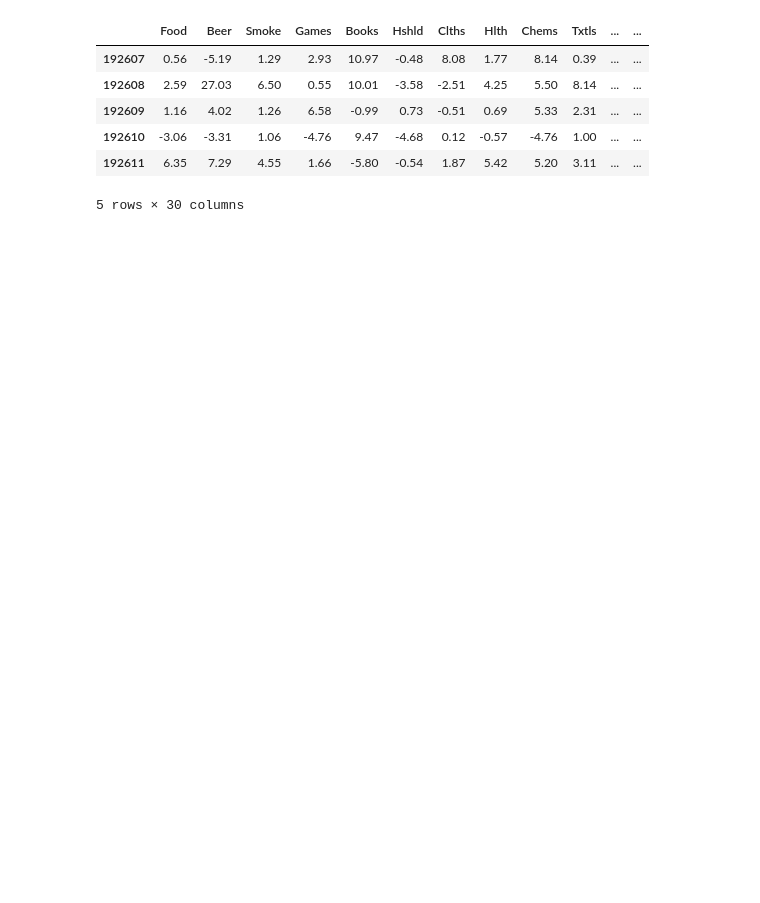
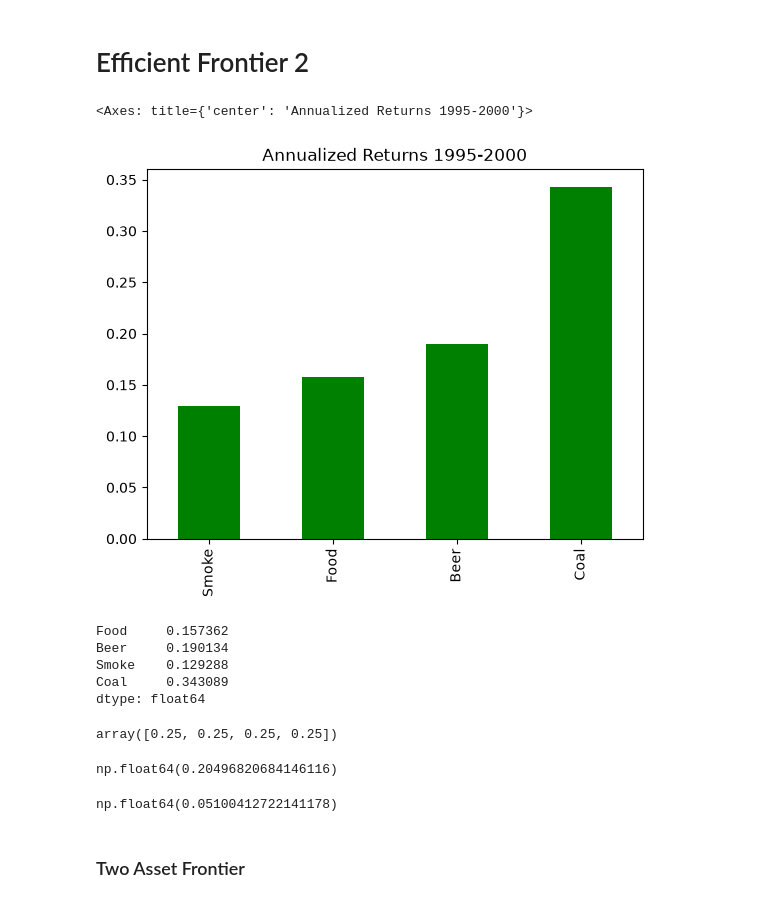
Before and after one commit to bealljamesp/EDHEC, a Jupyter notebook: 01 Intro to Portfolio Construction and Analysis/mod-02/202.ipynb, the cells around one changed output. Drawn from its saved outputs; the diff is of its cells as text; code cells hidden in the pictures; blank space fills up the shorter version.

```diff
--- a/01 Intro to Portfolio Construction and Analysis/mod-02/202.ipynb
+++ b/01 Intro to Portfolio Construction and Analysis/mod-02/202.ipynb
@@ -10,15 +1,18 @@ sys.path.append(str(Path("..").resolve()))
-# %%
-import pandas as pd
-
-ind = pd.read_csv(
-    "../data/ind30_m_vw_rets.csv", index_col=0, parse_dates=True, header=0
-)
-ind.head()
-# %% [output]
-|  | Food | Beer | Smoke | Games | Books | Hshld | Clths | Hlth | Chems | Txtls | ... | ... |
-| 192607 | 0.56 | -5.19 | 1.29 | 2.93 | 10.97 | -0.48 | 8.08 | 1.77 | 8.14 | 0.39 | ... | ... |
-| 192608 | 2.59 | 27.03 | 6.50 | 0.55 | 10.01 | -3.58 | -2.51 | 4.25 | 5.50 | 8.14 | ... | ... |
-| 192609 | 1.16 | 4.02 | 1.26 | 6.58 | -0.99 | 0.73 | -0.51 | 0.69 | 5.33 | 2.31 | ... | ... |
-| 192610 | -3.06 | -3.31 | 1.06 | -4.76 | 9.47 | -4.68 | 0.12 | -0.57 | -4.76 | 1.00 | ... | ... |
-| 192611 | 6.35 | 7.29 | 4.55 | 1.66 | -5.80 | -0.54 | 1.87 | 5.42 | 5.20 | 3.11 | ... | ... |
-5 rows × 30 columns
+# %% [markdown]
+# Efficient Frontier 2
+# %%
+%load_ext autoreload
+%autoreload 2
+%matplotlib inline
+
+import edhec_risk_kit as erk
+
+ind = erk.get_ind_returns()
+er = erk.annualized_rets(ind["1995":"2000"], periods_per_year=12)
+cov = ind["1995":"2000"].cov()
+# %%
+l = ["Food", "Beer", "Smoke", "Coal"]
+er[l].sort_values().plot.bar(title="Annualized Returns 1995-2000", color="green")
+# %% [output]
+<Axes: title={'center': 'Annualized Returns 1995-2000'}>
+[figure, added]
@@ -24,0 +21,23 @@ ind.head()
+# %%
+er[l]
+# %% [output]
+Food     0.157362
+Beer     0.190134
+Smoke    0.129288
+Coal     0.343089
+dtype: float64
+# %%
+weights = np.repeat(1 / len(l), len(l))
+weights
+# %% [output]
+array([0.25, 0.25, 0.25, 0.25])
+# %%
+erk.portfolio_return(weights, er[l])
+# %% [output]
+np.float64(0.20496820684146116)
+# %%
+erk.portfolio_vol(weights, cov.loc[l, l])
+# %% [output]
+np.float64(0.05100412722141178)
+# %% [markdown]
+### Two Asset Frontier
```
Also changed, not shown: parts of 9 cells of this notebook, 3 other files.
